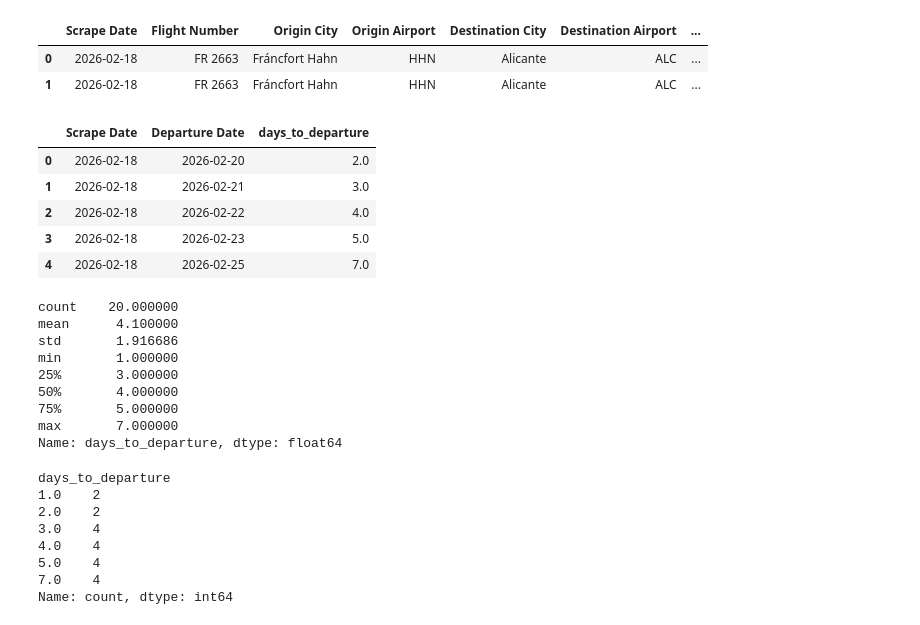
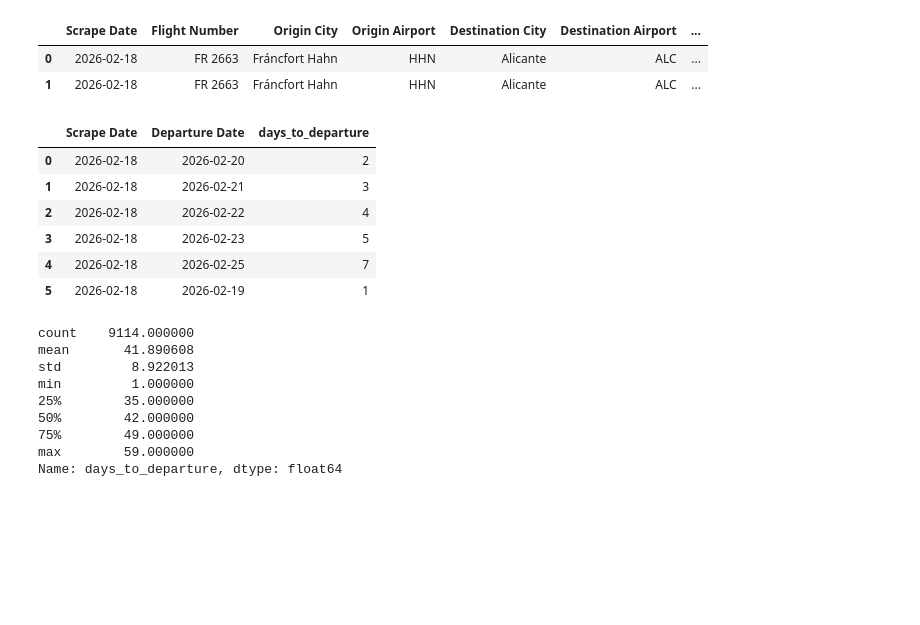
Before and after one commit to mopamerlin-boop/Portafolio, a Jupyter notebook: Ryanair/2Ryanair_an.ipynb, the cells around one changed output. Saved outputs shown, nothing was run; the diff lists cells and outputs as text; code cells hidden in the pictures; blank space fills up the shorter version.

```diff
--- a/Ryanair/2Ryanair_an.ipynb
+++ b/Ryanair/2Ryanair_an.ipynb
@@ -267,0 +296,29 @@ At this stage, I convert the date variables into datetime format and ensure that
+# %%
+import re
+
+# Function to extract clean date (YYYY-MM-DD)
+def extract_date(value):
+    if pd.isna(value):
+        return pd.NA
+
+    # Convert to string just in case
+    value = str(value)
+
+    # Search for pattern YYYY-MM-DD
+    match = re.search(r"\d{4}-\d{2}-\d{2}", value)
+
+    if match:
+        return match.group(0)
+    else:
+        return pd.NA
+
+# Apply function to both date columns
+df["Scrape Date"] = df["Scrape Date"].apply(extract_date)
+df["Departure Date"] = df["Departure Date"].apply(extract_date)
+
+# Convert to datetime
+df["Scrape Date"] = pd.to_datetime(df["Scrape Date"], errors="coerce")
+df["Departure Date"] = pd.to_datetime(df["Departure Date"], errors="coerce")
+
+# Check results
+df[["Scrape Date", "Departure Date"]].head()
@@ -339,36 +425,26 @@ df.head(2)
 # %%
 # Create days-to-departure variable
 df["days_to_departure"] = (df["Departure Date"] - df["Scrape Date"]).dt.days
 
 # Quick check
-df[["Scrape Date", "Departure Date", "days_to_departure"]].head()
+df[["Scrape Date", "Departure Date", "days_to_departure"]].head(6)
 # %% [output]
 |  | Scrape Date | Departure Date | days_to_departure |
-| 0 | 2026-02-18 | 2026-02-20 | 2.0 |
-| 1 | 2026-02-18 | 2026-02-21 | 3.0 |
-| 2 | 2026-02-18 | 2026-02-22 | 4.0 |
-| 3 | 2026-02-18 | 2026-02-23 | 5.0 |
-| 4 | 2026-02-18 | 2026-02-25 | 7.0 |
+| 0 | 2026-02-18 | 2026-02-20 | 2 |
+| 1 | 2026-02-18 | 2026-02-21 | 3 |
+| 2 | 2026-02-18 | 2026-02-22 | 4 |
+| 3 | 2026-02-18 | 2026-02-23 | 5 |
+| 4 | 2026-02-18 | 2026-02-25 | 7 |
+| 5 | 2026-02-18 | 2026-02-19 | 1 |
 # %%
 df["days_to_departure"].describe()
 # %% [output]
-count    20.000000
-mean      4.100000
-std       1.916686
-min       1.000000
-25%       3.000000
-50%       4.000000
-75%       5.000000
-max       7.000000
+count    9114.000000
+mean       41.890608
+std         8.922013
+min         1.000000
+25%        35.000000
+50%        42.000000
+75%        49.000000
+max        59.000000
 Name: days_to_departure, dtype: float64
-# %%
-df["days_to_departure"].value_counts().sort_index()
-# %% [output]
-days_to_departure
-1.0    2
-2.0    2
-3.0    4
-4.0    4
-5.0    4
-7.0    4
-Name: count, dtype: int64
```
Also changed, not shown: parts of 29 cells of this notebook.
